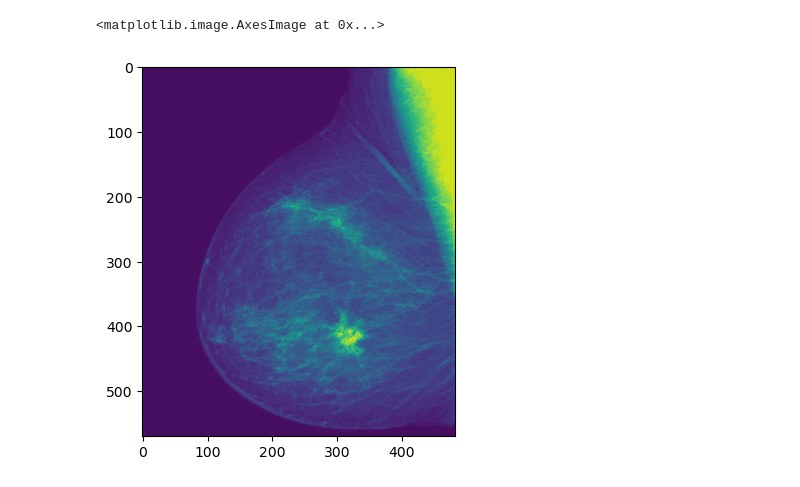
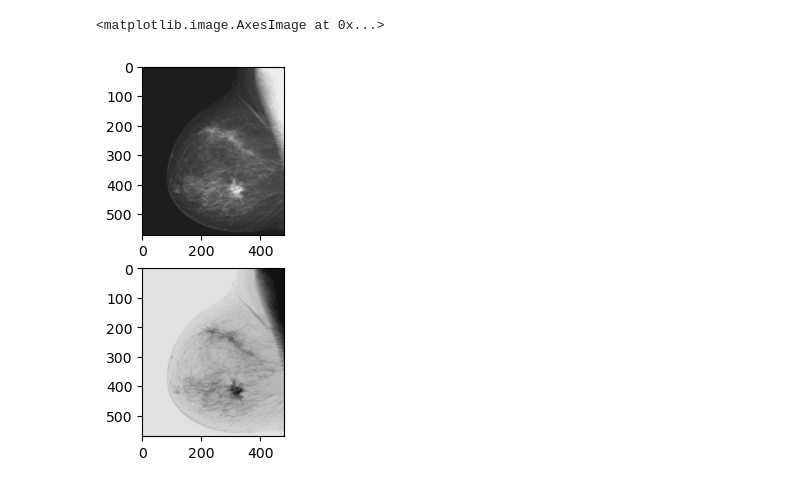
Before and after one commit to joaomatias100/Digital-Image-Processing, a Jupyter notebook: Class1/Exercise6.ipynb, the cells around one changed output. Drawn from its saved outputs; the diff is of its cells as text; code cells hidden in the pictures.

```diff
--- a/Class1/Exercise6.ipynb
+++ b/Class1/Exercise6.ipynb
@@ -5,9 +5,15 @@ import numpy as np
 # %%
 #Ex1
 path1 = "imagens/mamograma.tif"
 
-img1 = cv2.imread(path1, cv2.IMREAD_GRAYSCALE)
+img1 = cv2.imread(path1)
+final = 255 - img1
+
+plt.subplot(2, 1, 1)
 plt.imshow(img1)
+
+plt.subplot(2, 1, 2)
+plt.imshow(final)
 # %% [output]
 <matplotlib.image.AxesImage at 0x...>
-[figure, old version]
+[figure, new version]
```
